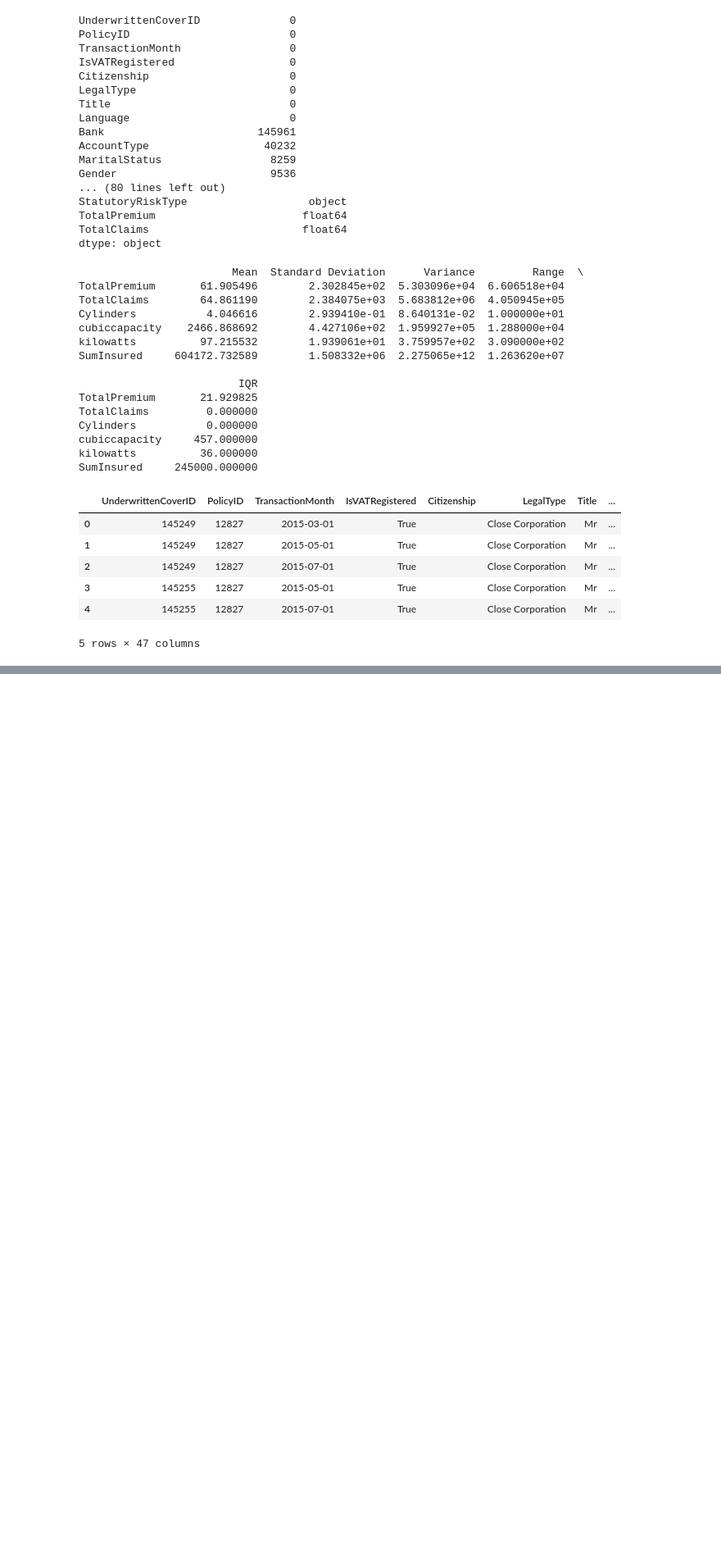
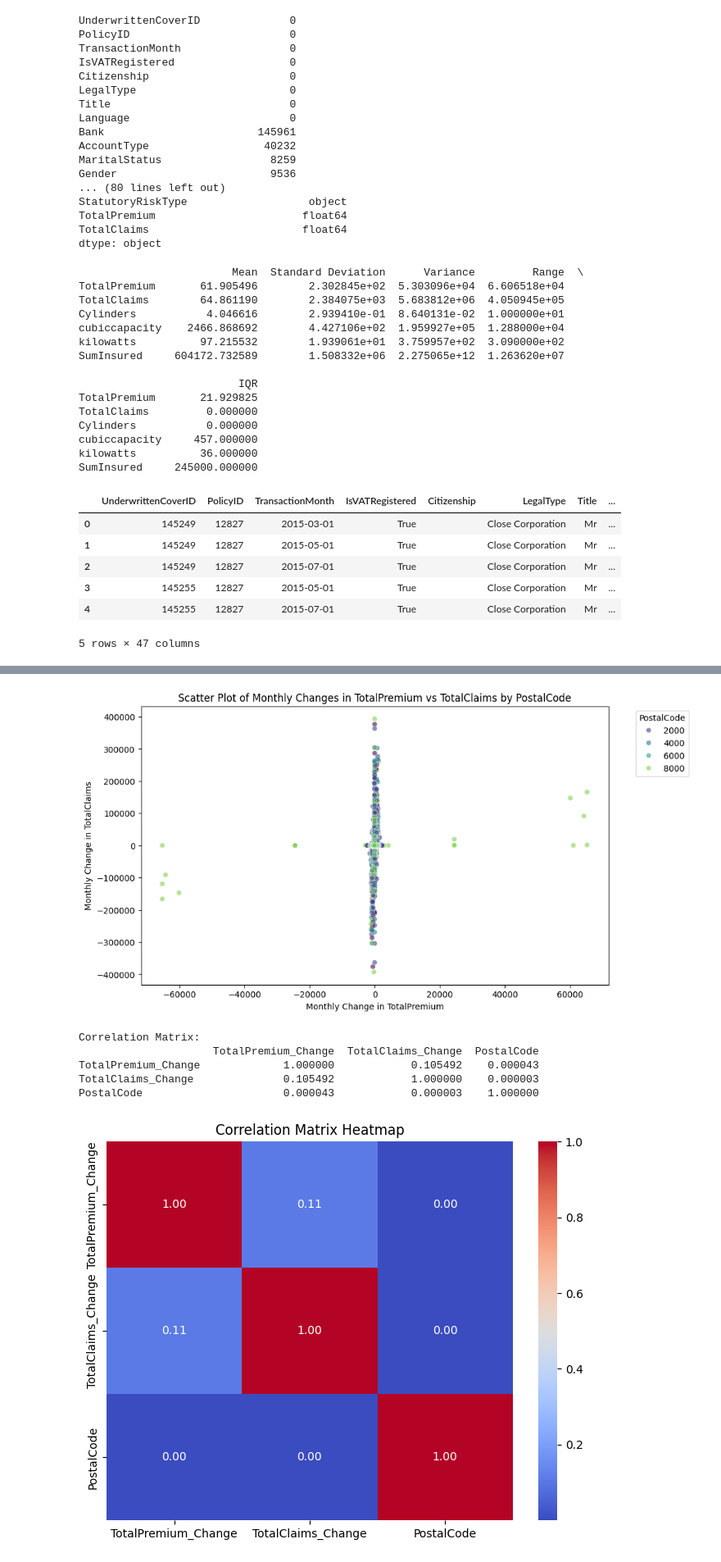
Before and after one commit to yohannesalex/AlphaCare-Insurance-Solutions, a Jupyter notebook: notebooks/EDA_AlphaCare.ipynb, the cells around one changed output, grey strips where cells are left out. Shown at 82% size. Drawn from its saved outputs; the diff is of its cells as text; code cells hidden in the pictures; blank space fills up the shorter version.

```diff
--- a/notebooks/EDA_AlphaCare.ipynb
+++ b/notebooks/EDA_AlphaCare.ipynb
@@ -211,0 +248,37 @@ ValueError: num must be an integer with 1 <= num <= 15, not 16
+# %%
+# Calculate monthly changes for TotalPremium and TotalClaims
+cleaned_data['TotalPremium_Change'] = cleaned_data.groupby('PostalCode')['TotalPremium'].diff()
+cleaned_data['TotalClaims_Change'] = cleaned_data.groupby('PostalCode')['TotalClaims'].diff()
+
+# Drop rows with NaN values resulting from the diff() operation
+cleaned_data.dropna(subset=['TotalPremium_Change', 'TotalClaims_Change'], inplace=True)
+
+# Scatter plot to visualize the relationship between TotalPremium_Change and TotalClaims_Change
+plt.figure(figsize=(10, 6))
+sns.scatterplot(x='TotalPremium_Change', y='TotalClaims_Change', hue='PostalCode', data=cleaned_data, palette='viridis', alpha=0.6)
+plt.title('Scatter Plot of Monthly Changes in TotalPremium vs TotalClaims by PostalCode')
+plt.xlabel('Monthly Change in TotalPremium')
+plt.ylabel('Monthly Change in TotalClaims')
+plt.legend(title='PostalCode', bbox_to_anchor=(1.05, 1), loc='upper left')
+plt.show()
+
+# Correlation matrix to explore relationships
+correlation_matrix = cleaned_data[['TotalPremium_Change', 'TotalClaims_Change', 'PostalCode']].corr()
+
+# Display the correlation matrix
+print("Correlation Matrix:")
+print(correlation_matrix)
+
+# Heatmap of the correlation matrix
+plt.figure(figsize=(8, 6))
+sns.heatmap(correlation_matrix, annot=True, cmap='coolwarm', fmt='.2f')
+plt.title('Correlation Matrix Heatmap')
+plt.show()
+# %% [output]
+[figure, added]
+Correlation Matrix:
+                     TotalPremium_Change  TotalClaims_Change  PostalCode
+TotalPremium_Change             1.000000            0.105492    0.000043
+TotalClaims_Change              0.105492            1.000000    0.000003
+PostalCode                      0.000043            0.000003    1.000000
+[figure, added]
```
Also changed, not shown: parts of 3 cells of this notebook.
